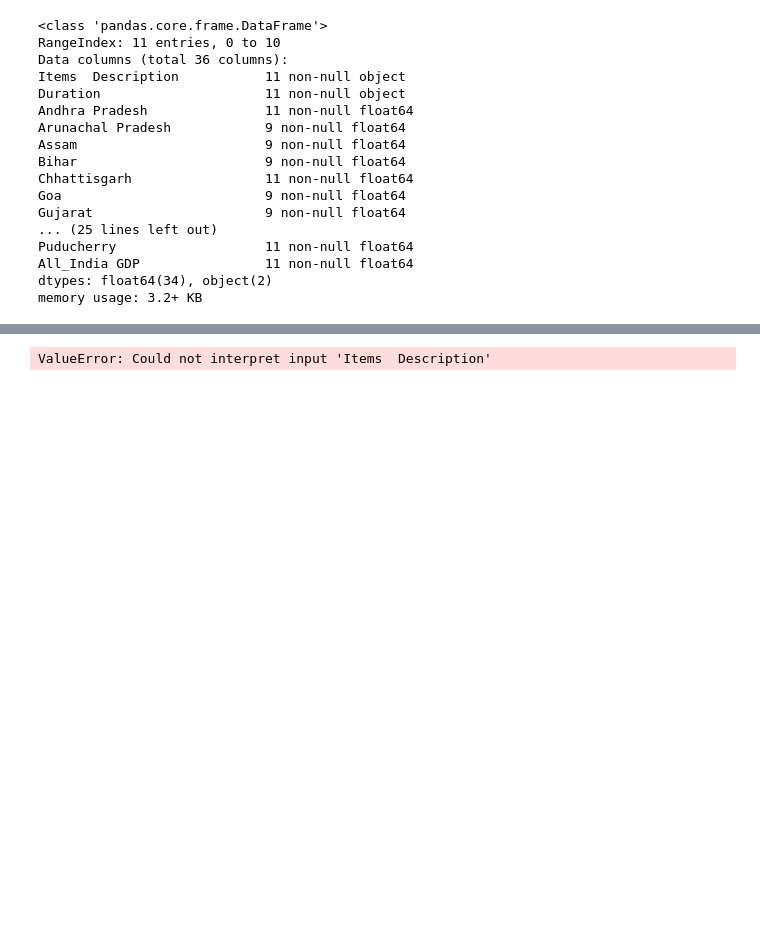
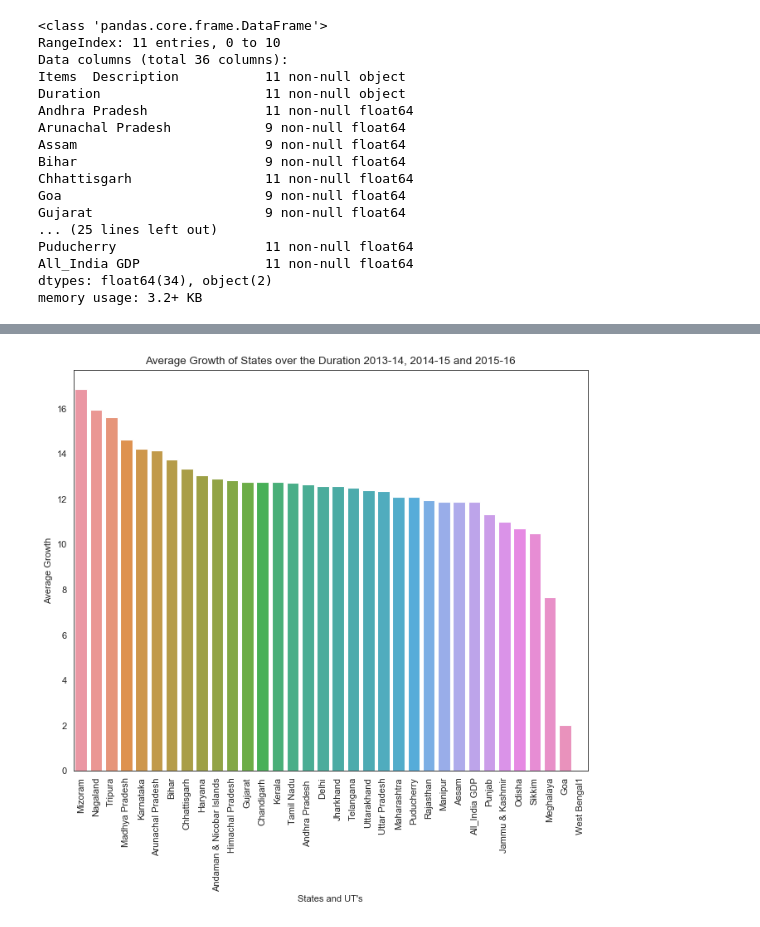
Before and after one commit to santosh12678/DS2019, a Jupyter notebook: EDA Part 01.ipynb, the cells around one changed output, grey strips where cells are left out. Drawn from its saved outputs; the diff is of its cells as text; code cells hidden in the pictures; blank space fills up the shorter version.

```diff
--- a/EDA Part 01.ipynb
+++ b/EDA Part 01.ipynb
@@ -46,0 +96,4 @@ tranposed_df = df_after_remove.transpose()
+# %%
+tranposed_df.columns = tranposed_df.columns.map(lambda x,y:str(x)+ '_btc')
+# %%
+tranposed_df.drop(['Duration'],axis=0, inplace =True)
@@ -47,3 +109,7 @@ tranposed_df = df_after_remove.transpose()
+# %%
+tranposed_df['Average']= tranposed_df.mean(axis=1)
+# %%
+tranposed_df.sort_values(by =['Average'],ascending = False,inplace=True)
 # %%
 tranposed_df
 # %% [output]
@@ -67,4 +133,13 @@ tranposed_df
-# %%
-sns.barplot(x= 'Items  Description', y='Duration', data =df)
-# %% [output]
-ValueError: Could not interpret input 'Items  Description'
+# %%
+plt.figure(figsize=(10,8), dpi =80, facecolor ='w', edgecolor='k')
+
+barplot = sns.barplot(x=tranposed_df.index, y = tranposed_df['Average'])
+
+barplot.set_xticklabels(tranposed_df.index,rotation=90)
+plt.ylabel("Average Growth")
+plt.xlabel("States and UT's")
+plt.title("Average Growth of States over the Duration 2013-14, 2014-15 and 2015-16")
+#plt.yscale('log')
+plt.show()
+# %% [output]
+[figure, added]
```
Also changed, not shown: parts of 11 cells of this notebook.
